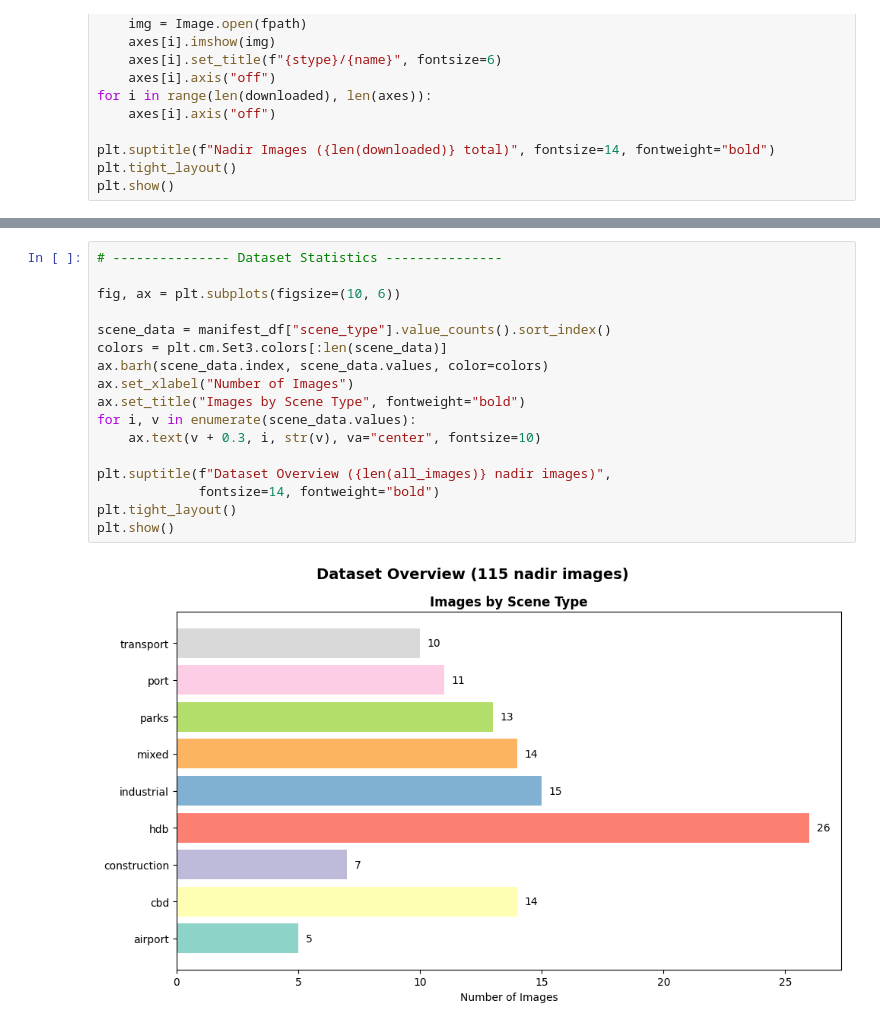
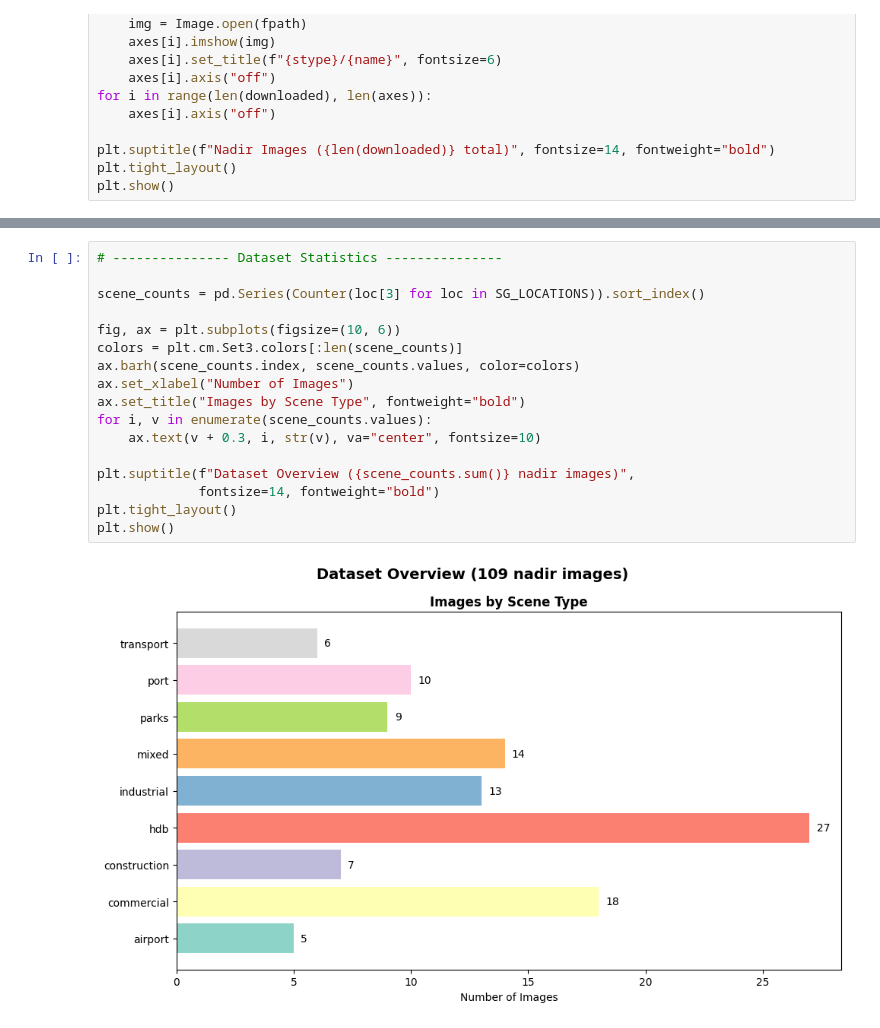
Before and after one commit to lowkaihon/vlm-scene-analyser, a Jupyter notebook: notebooks/01_dataset_curation.ipynb, the cells around one changed output, grey strips where cells are left out. Drawn from its saved outputs; the diff is of its cells as text.

```diff
--- a/notebooks/01_dataset_curation.ipynb
+++ b/notebooks/01_dataset_curation.ipynb
@@ -394,19 +343,19 @@ airport          5
 # %%
 # --------------- Dataset Statistics ---------------
 
+scene_counts = pd.Series(Counter(loc[3] for loc in SG_LOCATIONS)).sort_index()
+
 fig, ax = plt.subplots(figsize=(10, 6))
-
-scene_data = manifest_df["scene_type"].value_counts().sort_index()
-colors = plt.cm.Set3.colors[:len(scene_data)]
-ax.barh(scene_data.index, scene_data.values, color=colors)
+colors = plt.cm.Set3.colors[:len(scene_counts)]
+ax.barh(scene_counts.index, scene_counts.values, color=colors)
 ax.set_xlabel("Number of Images")
 ax.set_title("Images by Scene Type", fontweight="bold")
-for i, v in enumerate(scene_data.values):
+for i, v in enumerate(scene_counts.values):
     ax.text(v + 0.3, i, str(v), va="center", fontsize=10)
 
-plt.suptitle(f"Dataset Overview ({len(all_images)} nadir images)",
+plt.suptitle(f"Dataset Overview ({scene_counts.sum()} nadir images)",
              fontsize=14, fontweight="bold")
 plt.tight_layout()
 plt.show()
 # %% [output]
-[figure, old version]
+[figure, new version]
```
Also changed, not shown: parts of 10 cells of this notebook, 3 other files.
